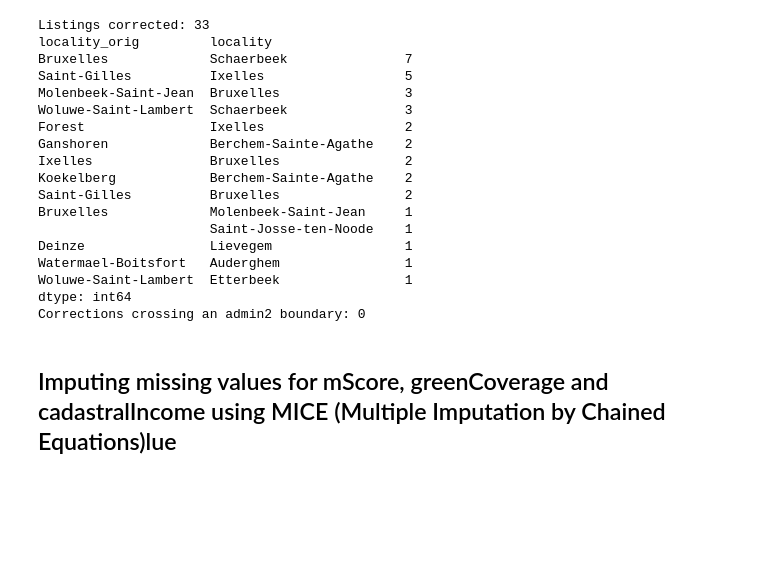
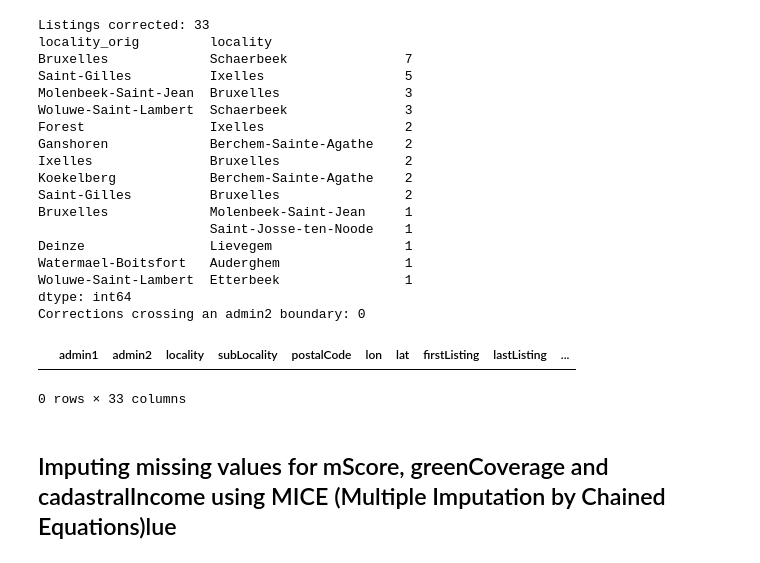
Before and after one commit to fedramoeykens/MBF_assignments, a Jupyter notebook: data_science_assignment2.ipynb, the cells around one changed output. Cells and saved outputs as stored; diff of their text form; code cells hidden in the pictures; blank space fills up the shorter version.

```diff
--- a/data_science_assignment2.ipynb
+++ b/data_science_assignment2.ipynb
@@ -558,6 +545,11 @@ Watermael-Boitsfort   Auderghem                1
 Woluwe-Saint-Lambert  Etterbeek                1
 dtype: int64
 Corrections crossing an admin2 boundary: 0
+# %%
+data_immoweb_BG[data_immoweb_BG['postalCode'].isna() == 'True']
+# %% [output]
+|  | admin1 | admin2 | locality | subLocality | postalCode | lon | lat | firstListing | lastListing | ... |
+0 rows × 33 columns
 # %% [markdown]
 ## Imputing missing values for mScore, greenCoverage and cadastralIncome using MICE (Multiple Imputation by Chained Equations)lue
 # %% [markdown]
```
Also changed, not shown: parts of 14 cells of this notebook.
